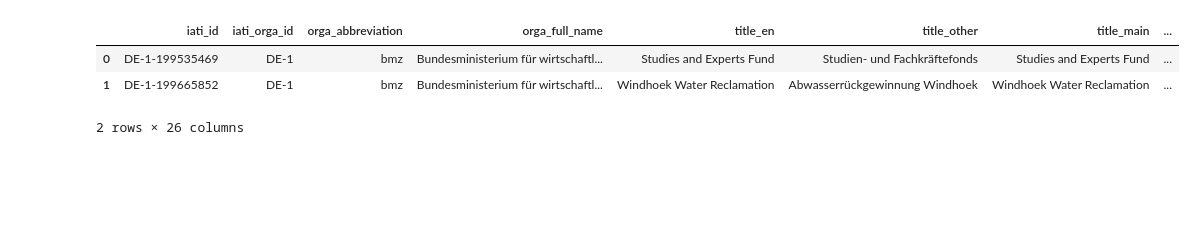
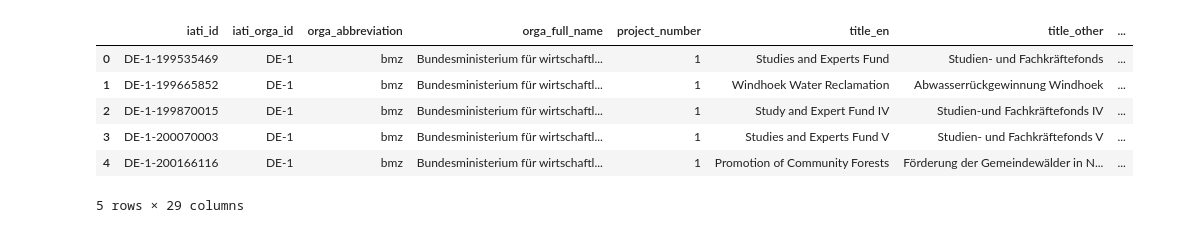
Before and after one commit to JanMuehlnikel/NLP-Development-Banks-Collaboration-Analyzer, a Jupyter notebook: config/experimental.ipynb, the cells around one changed output. Cells and saved outputs as stored; diff of their text form; code cells hidden in the pictures; blank space fills up the shorter version.

```diff
--- a/config/experimental.ipynb
+++ b/config/experimental.ipynb
@@ -2,11 +2,13 @@
 import pandas as pd
 import numpy as np
 # %%
-df = pd.read_csv("../../src/merged_orgas.csv")
-
-df.head(2)
+df = pd.read_csv("../src/merged_orgas.csv")
+df.head()
 # %% [output]
-|  | iati_id | iati_orga_id | orga_abbreviation | orga_full_name | title_en | title_other | title_main | ... |
-| 0 | DE-1-199535469 | DE-1 | bmz | Bundesministerium für wirtschaftl... | Studies and Experts Fund | Studien- und Fachkräftefonds | Studies and Experts Fund | ... |
-| 1 | DE-1-199665852 | DE-1 | bmz | Bundesministerium für wirtschaftl... | Windhoek Water Reclamation | Abwasserrückgewinnung Windhoek | Windhoek Water Reclamation | ... |
+|  | iati_id | iati_orga_id | orga_abbreviation | orga_full_name | project_number | title_en | title_other | ... |
+| 0 | DE-1-199535469 | DE-1 | bmz | Bundesministerium für wirtschaftl... | 1 | Studies and Experts Fund | Studien- und Fachkräftefonds | ... |
+| 1 | DE-1-199665852 | DE-1 | bmz | Bundesministerium für wirtschaftl... | 1 | Windhoek Water Reclamation | Abwasserrückgewinnung Windhoek | ... |
+| 2 | DE-1-199870015 | DE-1 | bmz | Bundesministerium für wirtschaftl... | 1 | Study and Expert Fund IV | Studien-und Fachkräftefonds IV | ... |
+| 3 | DE-1-200070003 | DE-1 | bmz | Bundesministerium für wirtschaftl... | 1 | Studies and Experts Fund V | Studien- und Fachkräftefonds V | ... |
+| 4 | DE-1-200166116 | DE-1 | bmz | Bundesministerium für wirtschaftl... | 1 | Promotion of Community Forests | Förderung der Gemeindewälder in N... | ... |
-2 rows × 26 columns
+5 rows × 29 columns
```
Also changed, not shown: parts of 7 cells of this notebook, 5 other files.
